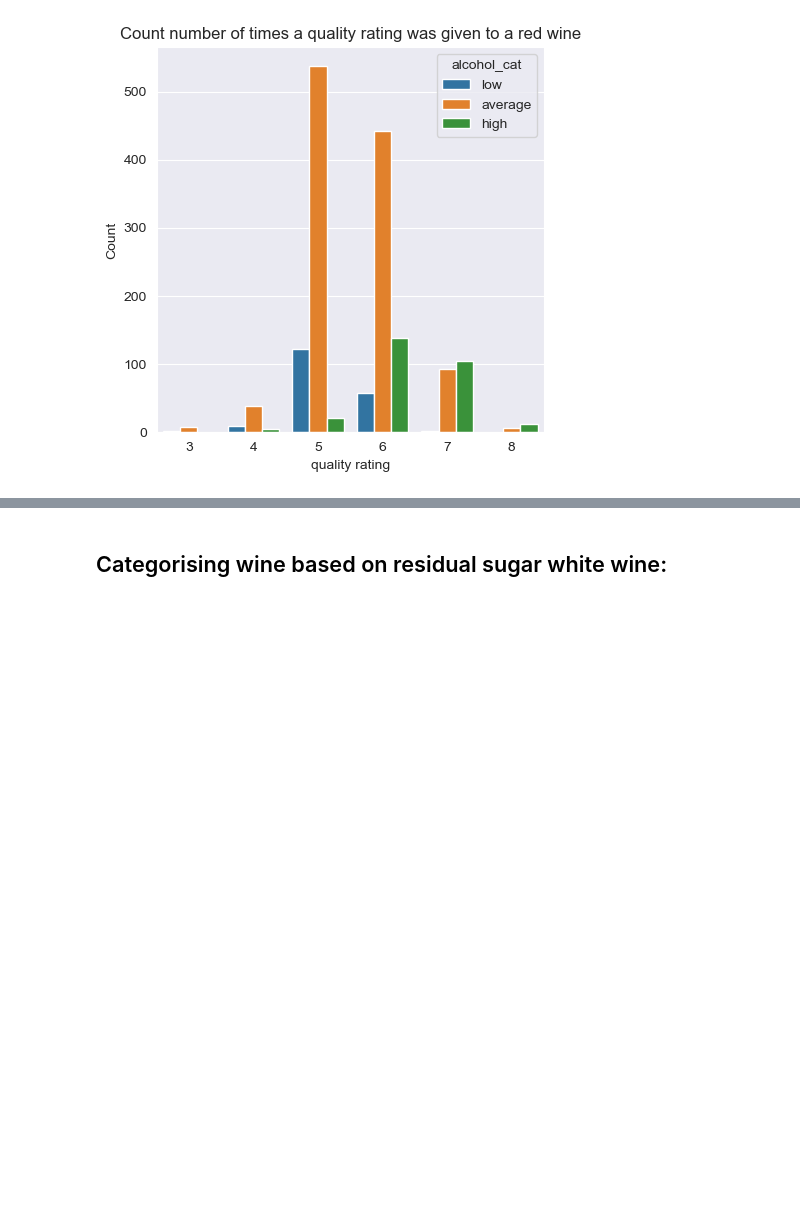
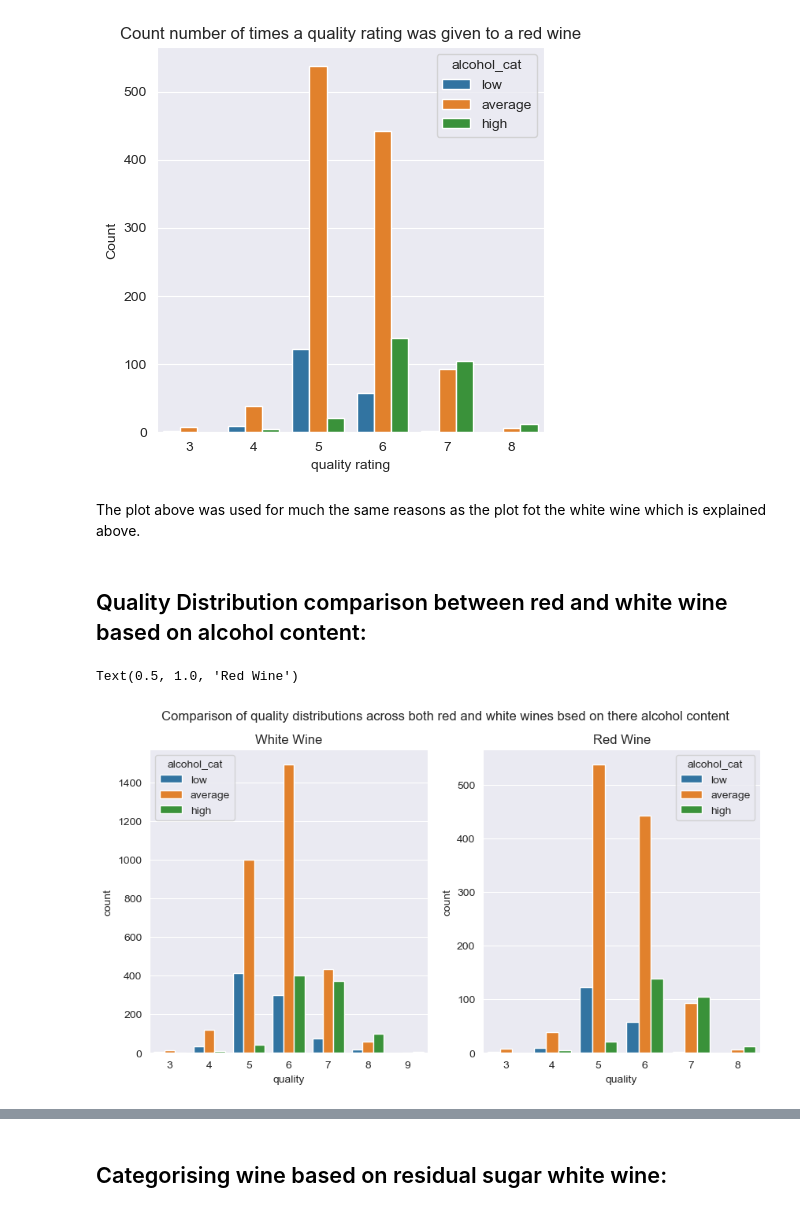
Before and after one commit to craig-lilley/Wine_Project, a Jupyter notebook: Wine Project/wineproject.ipynb, the cells around one changed output, grey strips where cells are left out. Saved outputs shown, nothing was run; the diff lists cells and outputs as text; code cells hidden in the pictures; blank space fills up the shorter version.

```diff
--- a/Wine Project/wineproject.ipynb
+++ b/Wine Project/wineproject.ipynb
@@ -154,3 +159,17 @@ plt.show()
 plt.close()
 # %% [output]
 [figure]
+# %% [markdown]
+The plot above was used for much the same reasons as the plot fot the white wine which is explained above.
+# %% [markdown]
+## Quality Distribution comparison between red and white wine based on alcohol content:
+# %%
+fig, ax =plt.subplots(1,2, figsize=(10,5))
+sns.countplot(x="quality",data=white_dataset, ax=ax[0], hue="alcohol_cat")
+sns.countplot(x="quality",data=red_dataset , ax=ax[1], hue="alcohol_cat")
+fig.suptitle("Comparison of quality distributions across both red and white wines based on there alcohol content")
+ax[0].set_title("White Wine")
+ax[1].set_title("Red Wine")
+# %% [output]
+Text(0.5, 1.0, 'Red Wine')
+[figure, added]
```
Also changed, not shown: parts of 15 cells of this notebook.
